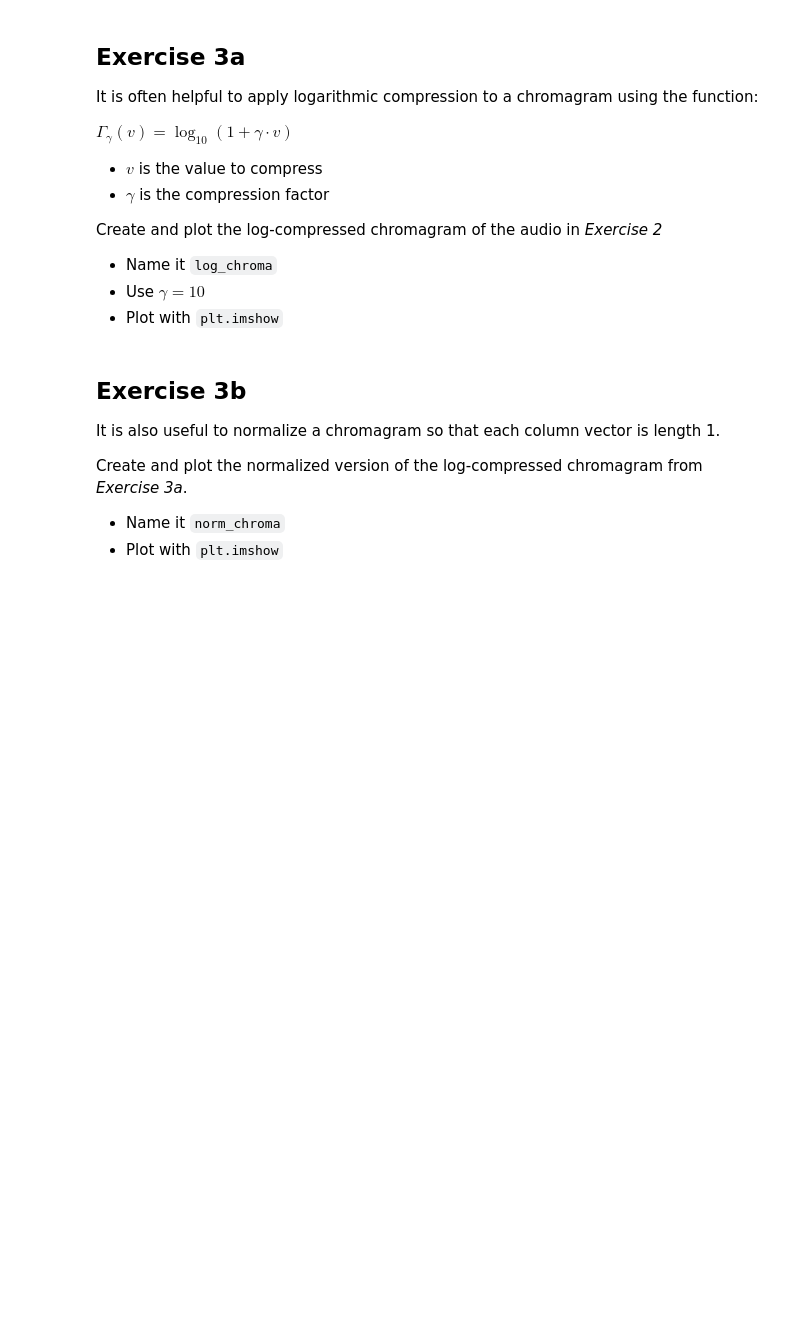
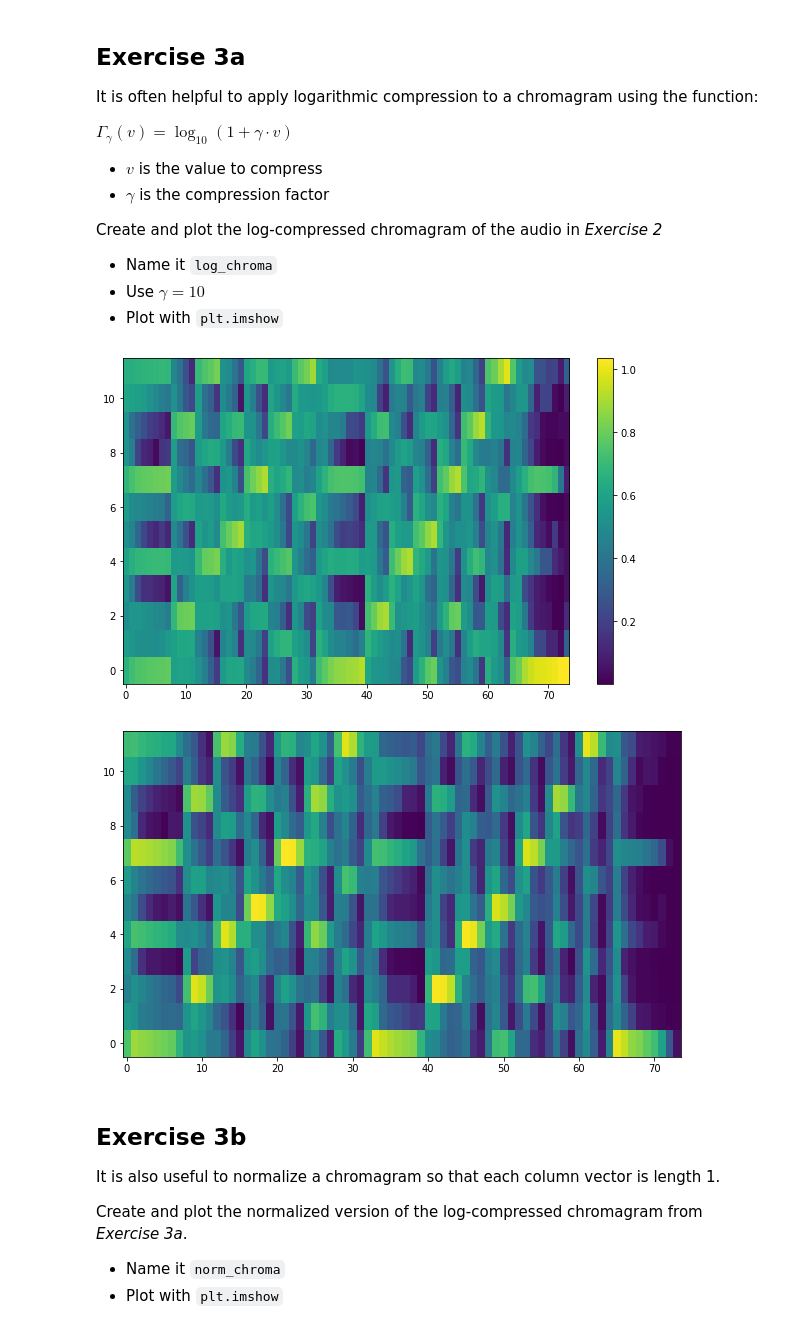
Before and after one commit to jmftrindade/digital_music_processing, a Jupyter notebook: 4_chroma/pset4.ipynb, the cells around one changed output. Saved outputs shown, nothing was run; the diff lists cells and outputs as text; code cells hidden in the pictures; blank space fills up the shorter version.

```diff
--- a/4_chroma/pset4.ipynb
+++ b/4_chroma/pset4.ipynb
@@ -179,3 +174,20 @@ log_chroma = None
+# %%
+def log_compress(v, gamma):
+    return np.log10(1 + gamma * v)
+
+#log_chroma = log_compress(chroma, 0.001)
+log_chroma = log_compress(chroma, 10)
+plt.imshow(log_chroma, origin='lower', aspect='auto')
+plt.colorbar()
+plt.show()
+
+# vs fmp
+# chroma = fmp.make_chromagram(snd1, fs, N, N // 2, normalize=False, gamma=10)
+# plt.imshow(chroma, origin='lower', aspect='auto')
+# plt.show()
+# %% [output]
+[figure, added]
+[figure, added]
 # %% [markdown]
 ## Exercise 3b
 
```
Also changed, not shown: parts of 5 cells of this notebook.
